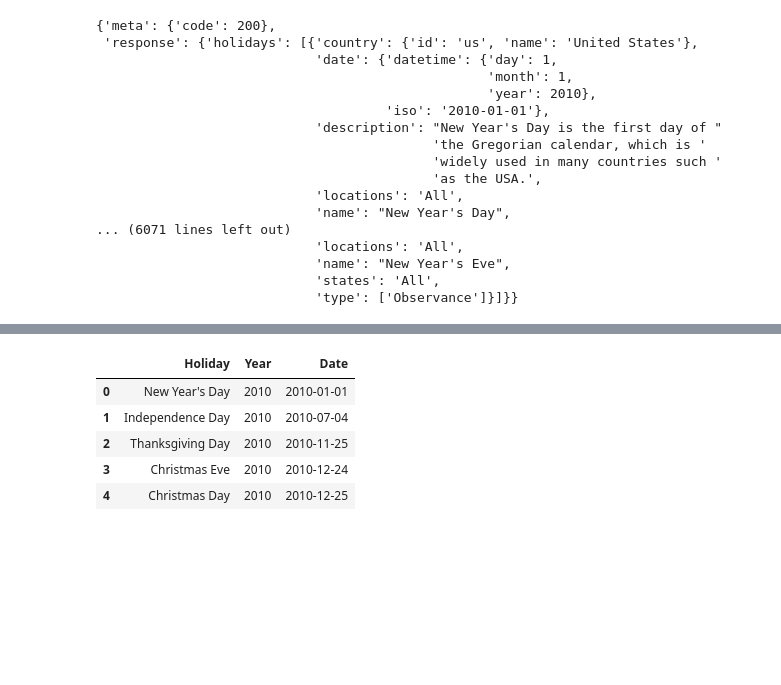
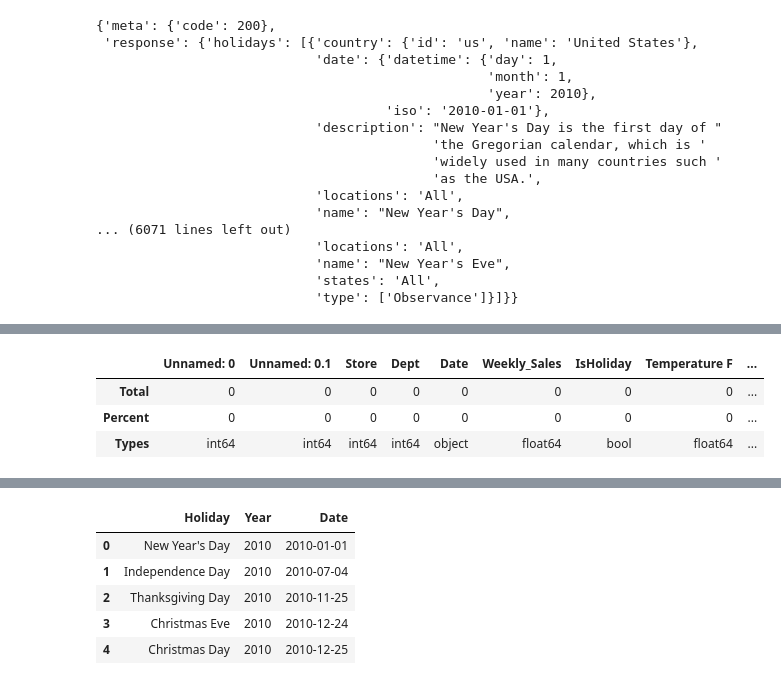
Before and after one commit to beckyydo/Project-1, a Jupyter notebook: secondnotebook.ipynb, the cells around one changed output, grey strips where cells are left out. Cells and saved outputs as stored; diff of their text form; code cells hidden in the pictures; blank space fills up the shorter version.

```diff
--- a/secondnotebook.ipynb
+++ b/secondnotebook.ipynb
@@ -54,6 +54,14 @@ def missing_data(data):
 
     missing_values['Types'] = types
     return(np.transpose(missing_values))
+# %%
+# see what are the null values:
+missing_data(walmart_data)
+# %% [output]
+|  | Unnamed: 0 | Unnamed: 0.1 | Store | Dept | Date | Weekly_Sales | IsHoliday | Temperature F | ... |
+| Total | 0 | 0 | 0 | 0 | 0 | 0 | 0 | 0 | ... |
+| Percent | 0 | 0 | 0 | 0 | 0 | 0 | 0 | 0 | ... |
+| Types | int64 | int64 | int64 | int64 | object | float64 | bool | float64 | ... |
 # %%
 # Drop MarkDown columns:
 walmart_data = walmart_data.drop(["MarkDown1", "MarkDown2", "MarkDown3", "MarkDown4", "MarkDown5"], axis=1)
```
